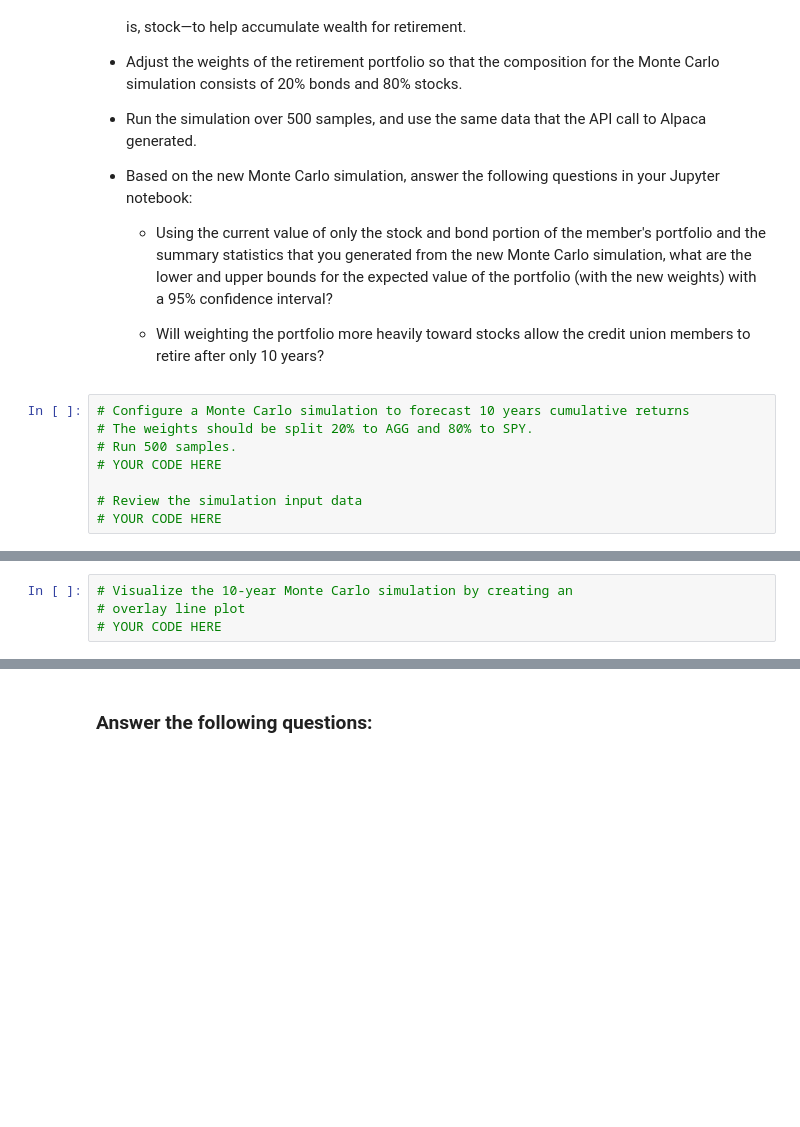
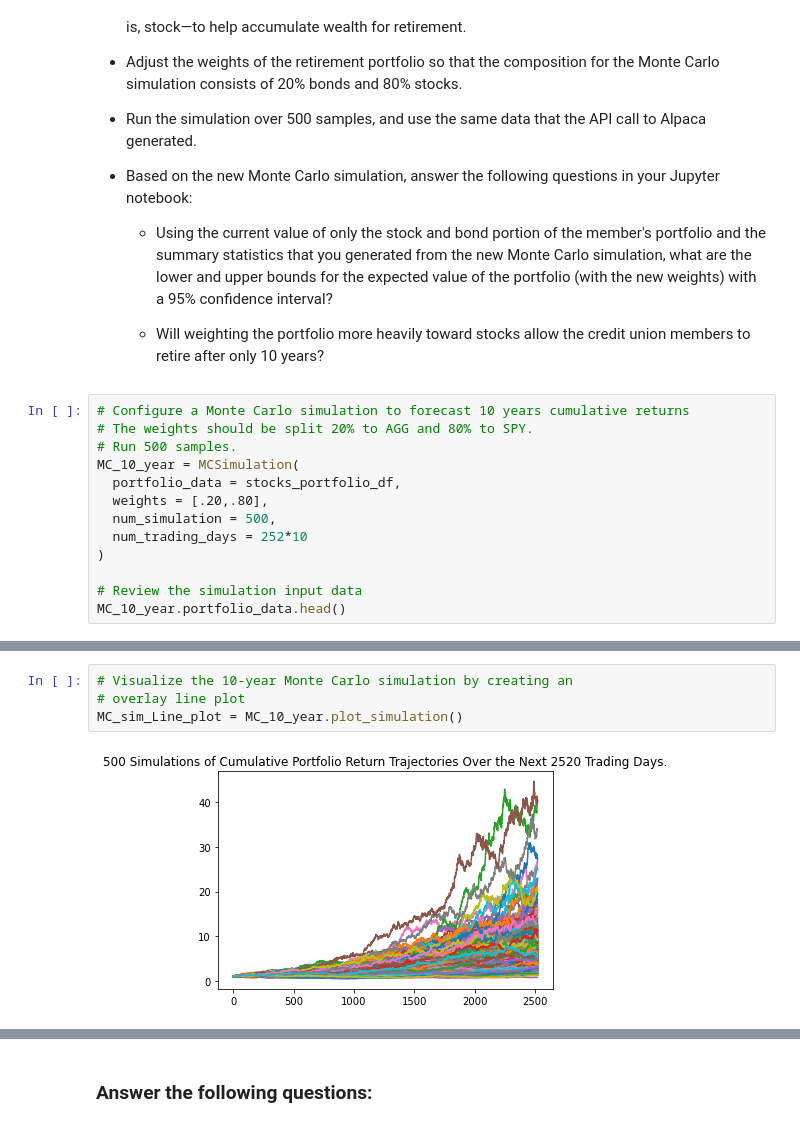
Before and after one commit to codan81/Financial-_Planner, a Jupyter notebook: financial_planning_tools.ipynb, the cells around one changed output, grey strips where cells are left out. Cells and saved outputs as stored; diff of their text form; blank space fills up the shorter version.

```diff
--- a/financial_planning_tools.ipynb
+++ b/financial_planning_tools.ipynb
@@ -487,7 +599,12 @@ For this new Monte Carlo simulation, do the following:
 # Configure a Monte Carlo simulation to forecast 10 years cumulative returns
 # The weights should be split 20% to AGG and 80% to SPY.
 # Run 500 samples.
-# YOUR CODE HERE
+MC_10_year = MCSimulation(
+  portfolio_data = stocks_portfolio_df,
+  weights = [.20,.80],
+  num_simulation = 500,
+  num_trading_days = 252*10
+)
 
 # Review the simulation input data
-# YOUR CODE HERE
+MC_10_year.portfolio_data.head()
@@ -497,7 +654,9 @@ For this new Monte Carlo simulation, do the following:
 # %%
 # Visualize the 10-year Monte Carlo simulation by creating an
 # overlay line plot
-# YOUR CODE HERE
+MC_sim_Line_plot = MC_10_year.plot_simulation()
+# %% [output]
+[figure, added]
 # %%
 # Visualize the probability distribution of the 10-year Monte Carlo simulation
 # by plotting a histogram
```
Also changed, not shown: parts of 38 cells of this notebook.
